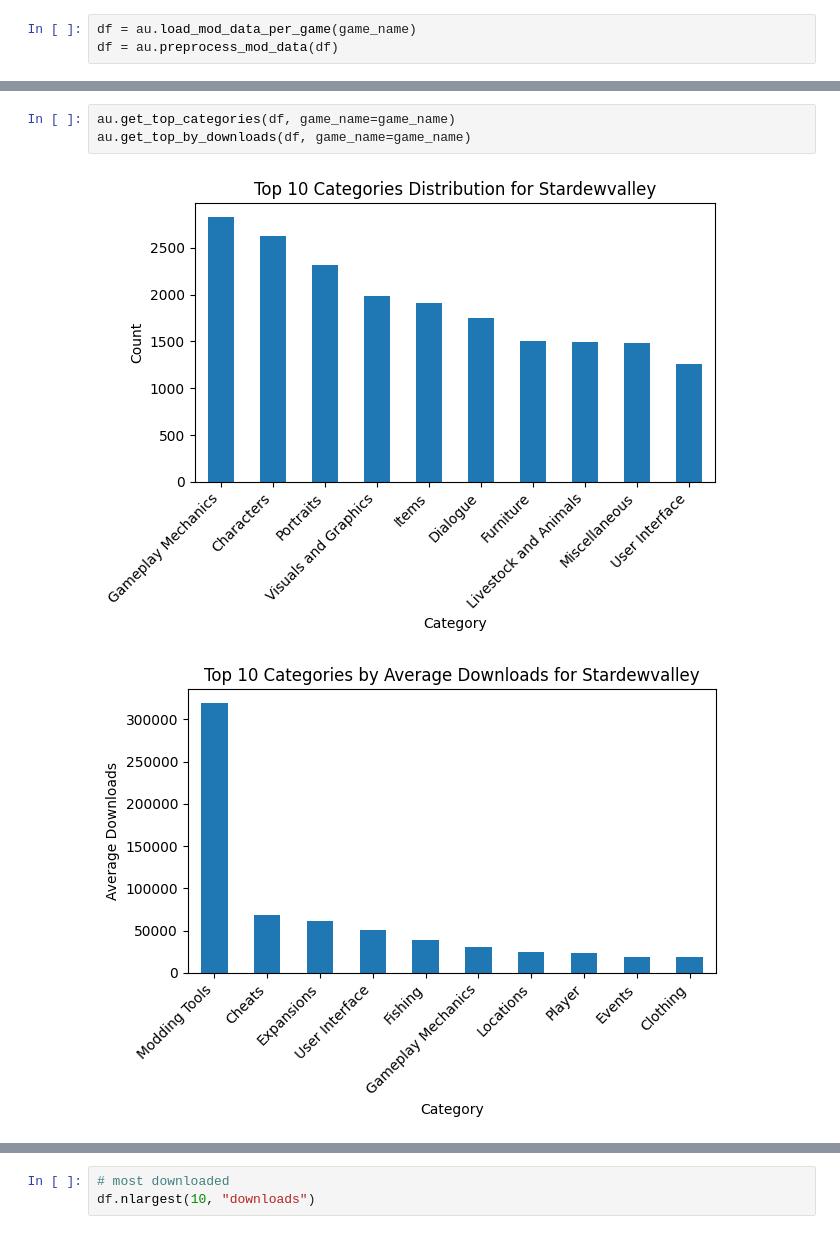
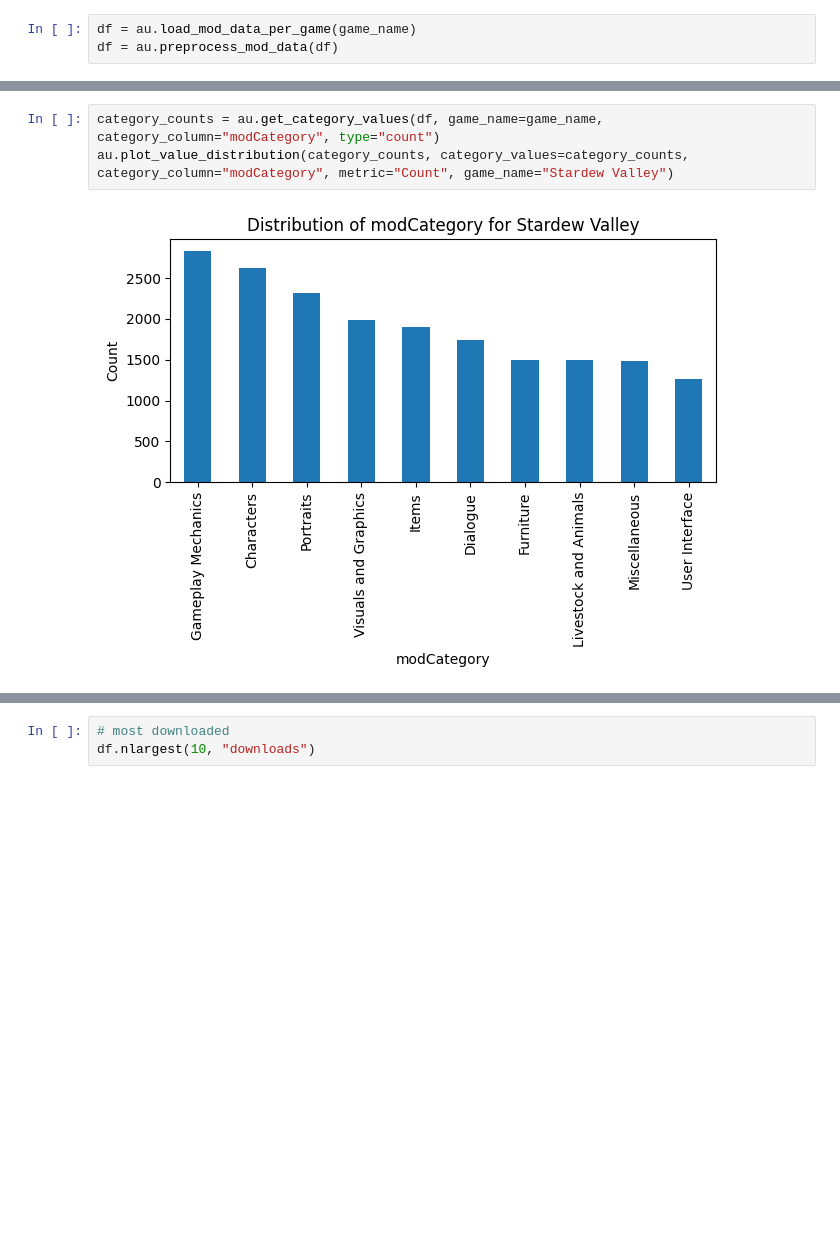
Before and after one commit to dipikarajesh18/mod_analysis, a Jupyter notebook: analysis_stardew.ipynb, the cells around one changed output, grey strips where cells are left out. Saved outputs shown, nothing was run; the diff lists cells and outputs as text; blank space fills up the shorter version.

```diff
--- a/analysis_stardew.ipynb
+++ b/analysis_stardew.ipynb
@@ -19,8 +15,7 @@ df.head()
 | 3 | 45021 | Sophia Slowburn Dialogues (Turkce) | Slowburn Dialogues, kalp seviyesi... | 0 | 0 | 2026-04-14 18:51:43+00:00 | 2026-04-14 18:51:43+00:00 | Dialogue | {'memberId': 267551605, 'name': '... | ... |
 | 4 | 45004 | Marshmallows in Stardew-KOR Trans... | Korean translation for Marshmallo... | 0 | 0 | 2026-04-14 18:22:41+00:00 | 2026-04-14 18:22:41+00:00 | Crops | {'memberId': 228900792, 'name': '... | ... |
 # %%
-au.get_top_categories(df, game_name=game_name)
-au.get_top_by_downloads(df, game_name=game_name)
+category_counts = au.get_category_values(df, game_name=game_name, category_column="modCategory", type="count")
+au.plot_value_distribution(category_counts, category_values=category_counts, category_column="modCategory", metric="Count", game_name="Stardew Valley")
 # %% [output]
-[figure, old version]
+[figure, new version]
-[figure, removed]
```
Also changed, not shown: parts of 12 cells of this notebook, 9 other files.
